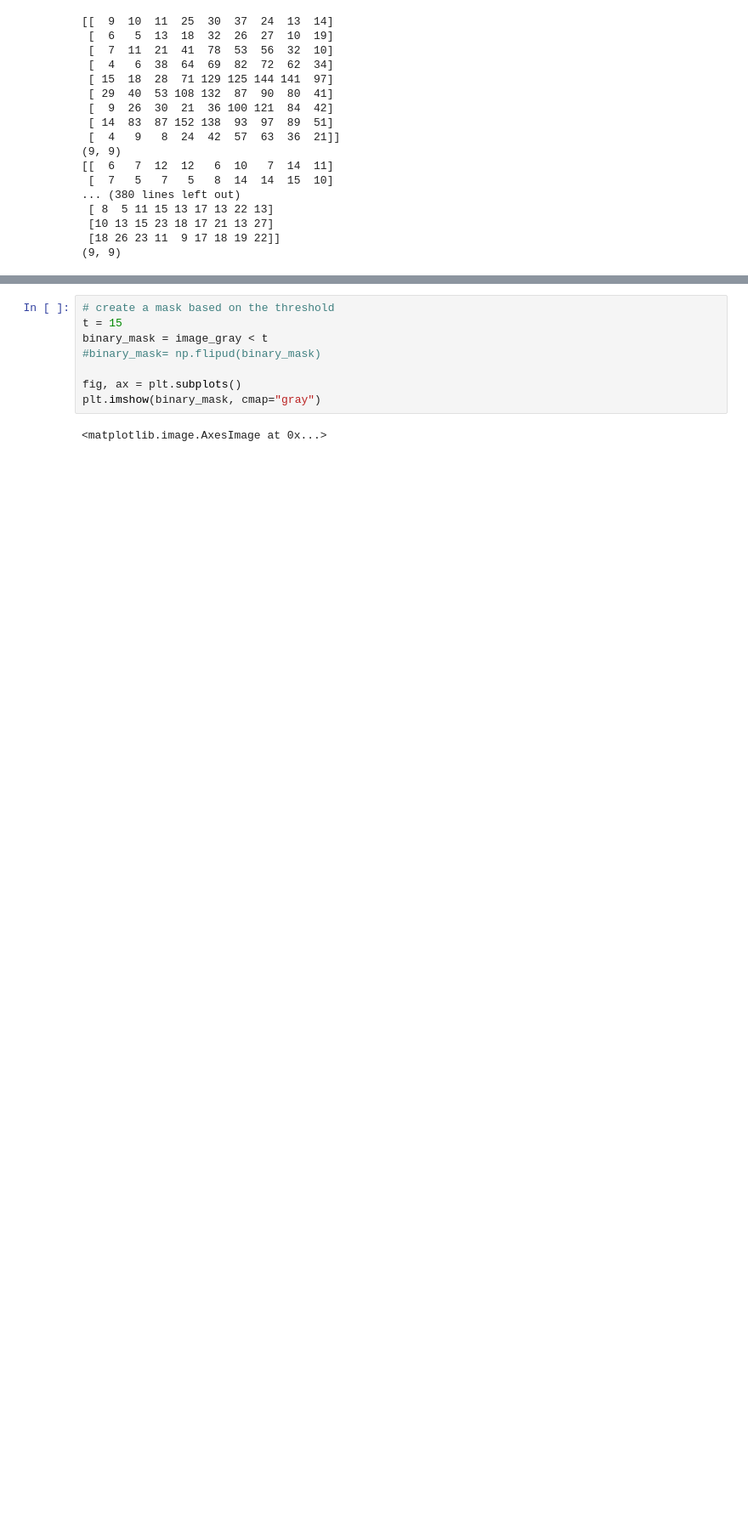
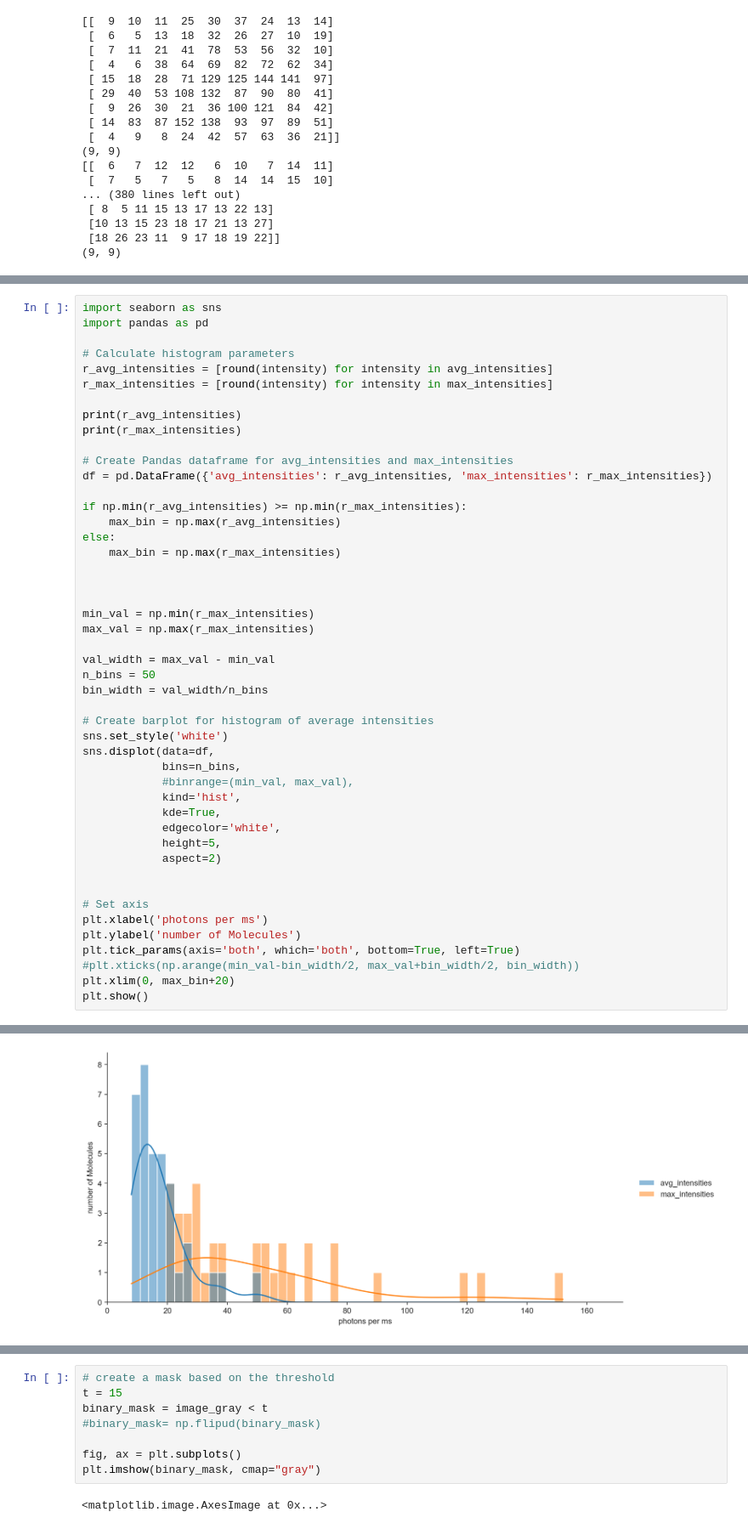
Before and after one commit to JKL453/s04-utils, a Jupyter notebook: notebooks/blob_detection.ipynb, the cells around one changed output, grey strips where cells are left out. Shown at 85% size. Drawn from its saved outputs; the diff is of its cells as text; blank space fills up the shorter version.

```diff
--- a/notebooks/blob_detection.ipynb
+++ b/notebooks/blob_detection.ipynb
@@ -242,0 +264,48 @@ plt.show()
+# %%
+import seaborn as sns
+import pandas as pd
+
+# Calculate histogram parameters
+r_avg_intensities = [round(intensity) for intensity in avg_intensities]
+r_max_intensities = [round(intensity) for intensity in max_intensities]
+
+print(r_avg_intensities)
+print(r_max_intensities)
+
+# Create Pandas dataframe for avg_intensities and max_intensities
+df = pd.DataFrame({'avg_intensities': r_avg_intensities, 'max_intensities': r_max_intensities})
+
+if np.min(r_avg_intensities) >= np.min(r_max_intensities):
+    max_bin = np.max(r_avg_intensities)
+else:
+    max_bin = np.max(r_max_intensities)
+
+
+
+min_val = np.min(r_max_intensities)
+max_val = np.max(r_max_intensities)
+
+val_width = max_val - min_val
+n_bins = 50
+bin_width = val_width/n_bins
+
+# Create barplot for histogram of average intensities
+sns.set_style('white')
+sns.displot(data=df,
+            bins=n_bins,
+            #binrange=(min_val, max_val),
+            kind='hist',
+            kde=True,
+            edgecolor='white',
+            height=5,
+            aspect=2)
+
+
+# Set axis
+plt.xlabel('photons per ms')
+plt.ylabel('number of Molecules')
+plt.tick_params(axis='both', which='both', bottom=True, left=True)
+#plt.xticks(np.arange(min_val-bin_width/2, max_val+bin_width/2, bin_width))
+plt.xlim(0, max_bin+20)
+plt.show()
+# %% [output]
@@ -242,0 +314 @@ plt.show()
+[figure, added]
```
Also changed, not shown: parts of 13 cells of this notebook.
